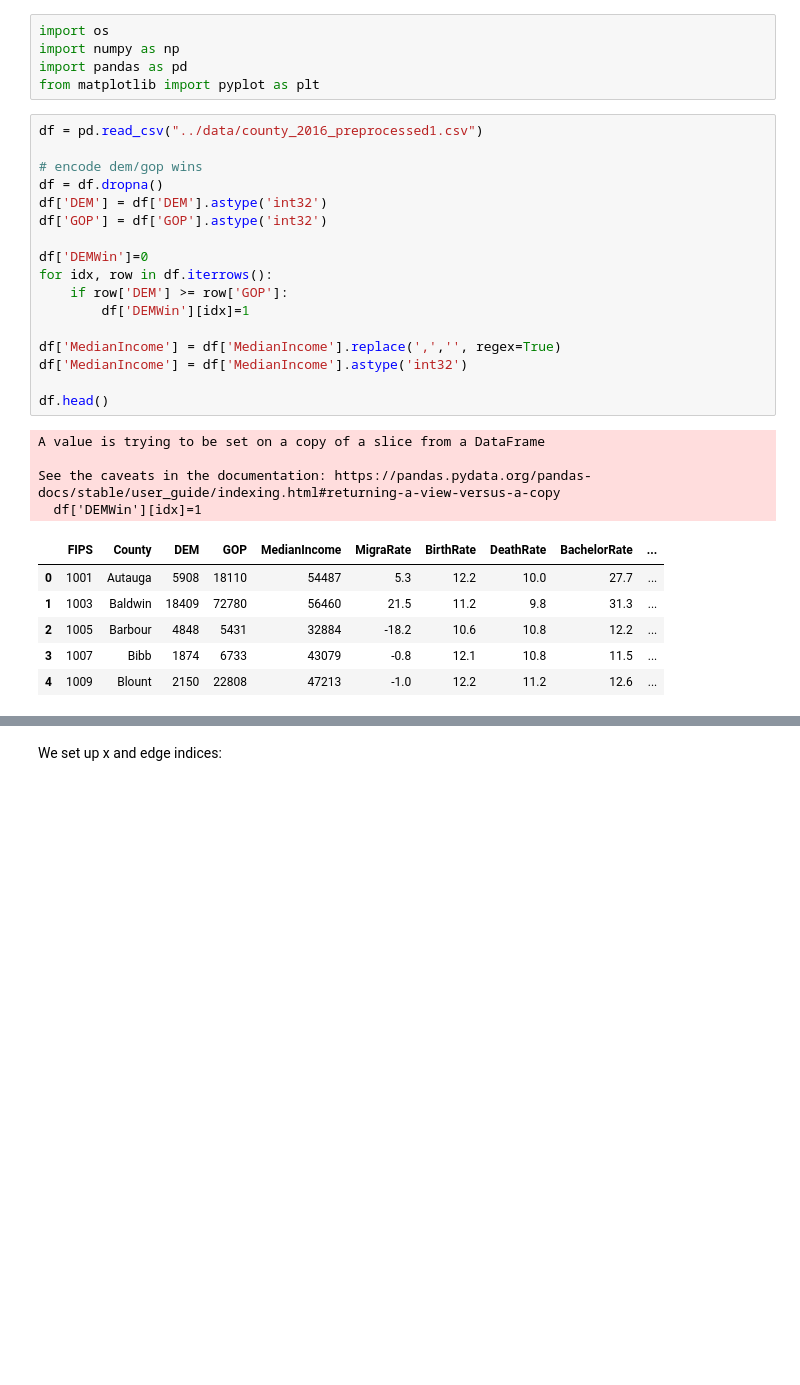
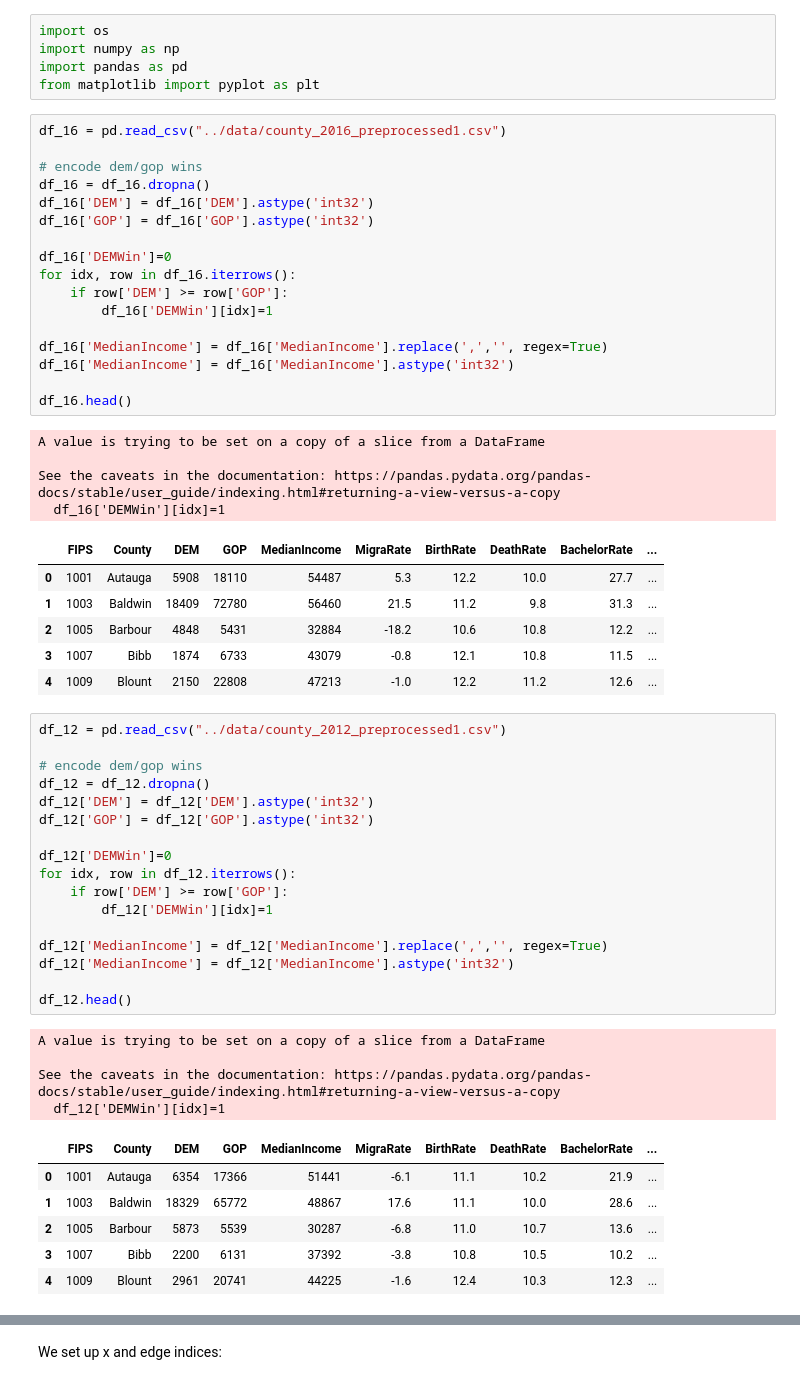
Before and after one commit to JiaJiunn/ORIE_4741_Project, a Jupyter notebook: analysis/graph_nn.ipynb, the cells around one changed output, grey strips where cells are left out. Saved outputs shown, nothing was run; the diff lists cells and outputs as text; blank space fills up the shorter version.

```diff
--- a/analysis/graph_nn.ipynb
+++ b/analysis/graph_nn.ipynb
@@ -4,30 +4,58 @@ import numpy as np
 import pandas as pd
 from matplotlib import pyplot as plt
 # %%
-df = pd.read_csv("../data/county_2016_preprocessed1.csv")
+df_16 = pd.read_csv("../data/county_2016_preprocessed1.csv")
 
 # encode dem/gop wins
-df = df.dropna()
-df['DEM'] = df['DEM'].astype('int32')
-df['GOP'] = df['GOP'].astype('int32')
+df_16 = df_16.dropna()
+df_16['DEM'] = df_16['DEM'].astype('int32')
+df_16['GOP'] = df_16['GOP'].astype('int32')
 
-df['DEMWin']=0
-for idx, row in df.iterrows():
+df_16['DEMWin']=0
+for idx, row in df_16.iterrows():
     if row['DEM'] >= row['GOP']:
-        df['DEMWin'][idx]=1
+        df_16['DEMWin'][idx]=1
 
-df['MedianIncome'] = df['MedianIncome'].replace(',','', regex=True)
-df['MedianIncome'] = df['MedianIncome'].astype('int32')
+df_16['MedianIncome'] = df_16['MedianIncome'].replace(',','', regex=True)
+df_16['MedianIncome'] = df_16['MedianIncome'].astype('int32')
 
-df.head()
+df_16.head()
 # %% [output]
 A value is trying to be set on a copy of a slice from a DataFrame
 
 See the caveats in the documentation: https://pandas.pydata.org/pandas-docs/stable/user_guide/indexing.html#returning-a-view-versus-a-copy
-  df['DEMWin'][idx]=1
+  df_16['DEMWin'][idx]=1
 |  | FIPS | County | DEM | GOP | MedianIncome | MigraRate | BirthRate | DeathRate | BachelorRate | ... |
 | 0 | 1001 | Autauga | 5908 | 18110 | 54487 | 5.3 | 12.2 | 10.0 | 27.7 | ... |
 | 1 | 1003 | Baldwin | 18409 | 72780 | 56460 | 21.5 | 11.2 | 9.8 | 31.3 | ... |
 | 2 | 1005 | Barbour | 4848 | 5431 | 32884 | -18.2 | 10.6 | 10.8 | 12.2 | ... |
 | 3 | 1007 | Bibb | 1874 | 6733 | 43079 | -0.8 | 12.1 | 10.8 | 11.5 | ... |
 | 4 | 1009 | Blount | 2150 | 22808 | 47213 | -1.0 | 12.2 | 11.2 | 12.6 | ... |
+# %%
+df_12 = pd.read_csv("../data/county_2012_preprocessed1.csv")
+
+# encode dem/gop wins
+df_12 = df_12.dropna()
+df_12['DEM'] = df_12['DEM'].astype('int32')
+df_12['GOP'] = df_12['GOP'].astype('int32')
+
+df_12['DEMWin']=0
+for idx, row in df_12.iterrows():
+    if row['DEM'] >= row['GOP']:
+        df_12['DEMWin'][idx]=1
+
+df_12['MedianIncome'] = df_12['MedianIncome'].replace(',','', regex=True)
+df_12['MedianIncome'] = df_12['MedianIncome'].astype('int32')
+
+df_12.head()
+# %% [output]
+A value is trying to be set on a copy of a slice from a DataFrame
+
+See the caveats in the documentation: https://pandas.pydata.org/pandas-docs/stable/user_guide/indexing.html#returning-a-view-versus-a-copy
+  df_12['DEMWin'][idx]=1
+|  | FIPS | County | DEM | GOP | MedianIncome | MigraRate | BirthRate | DeathRate | BachelorRate | ... |
+| 0 | 1001 | Autauga | 6354 | 17366 | 51441 | -6.1 | 11.1 | 10.2 | 21.9 | ... |
+| 1 | 1003 | Baldwin | 18329 | 65772 | 48867 | 17.6 | 11.1 | 10.0 | 28.6 | ... |
+| 2 | 1005 | Barbour | 5873 | 5539 | 30287 | -6.8 | 11.0 | 10.7 | 13.6 | ... |
+| 3 | 1007 | Bibb | 2200 | 6131 | 37392 | -3.8 | 10.8 | 10.5 | 10.2 | ... |
+| 4 | 1009 | Blount | 2961 | 20741 | 44225 | -1.6 | 12.4 | 10.3 | 12.3 | ... |
```
Also changed, not shown: parts of 15 cells of this notebook.
